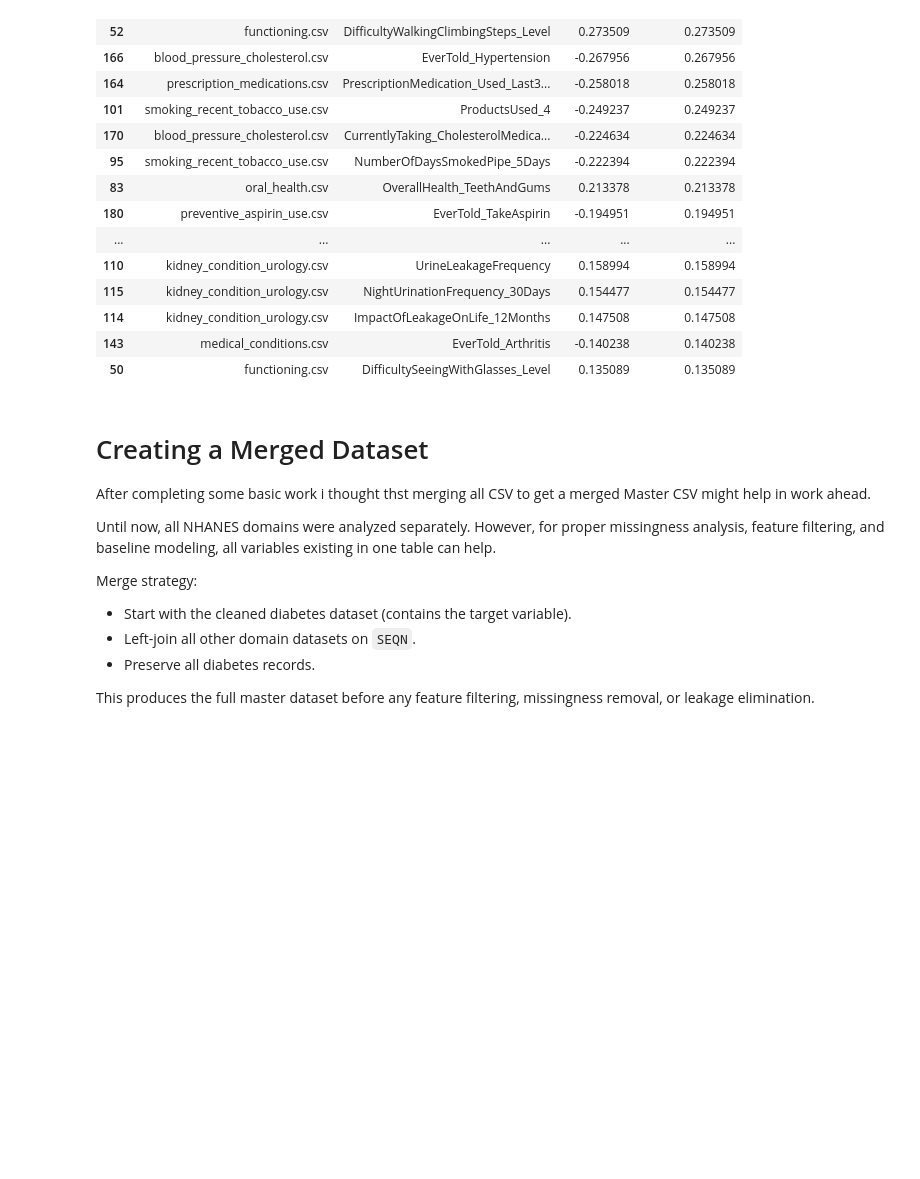
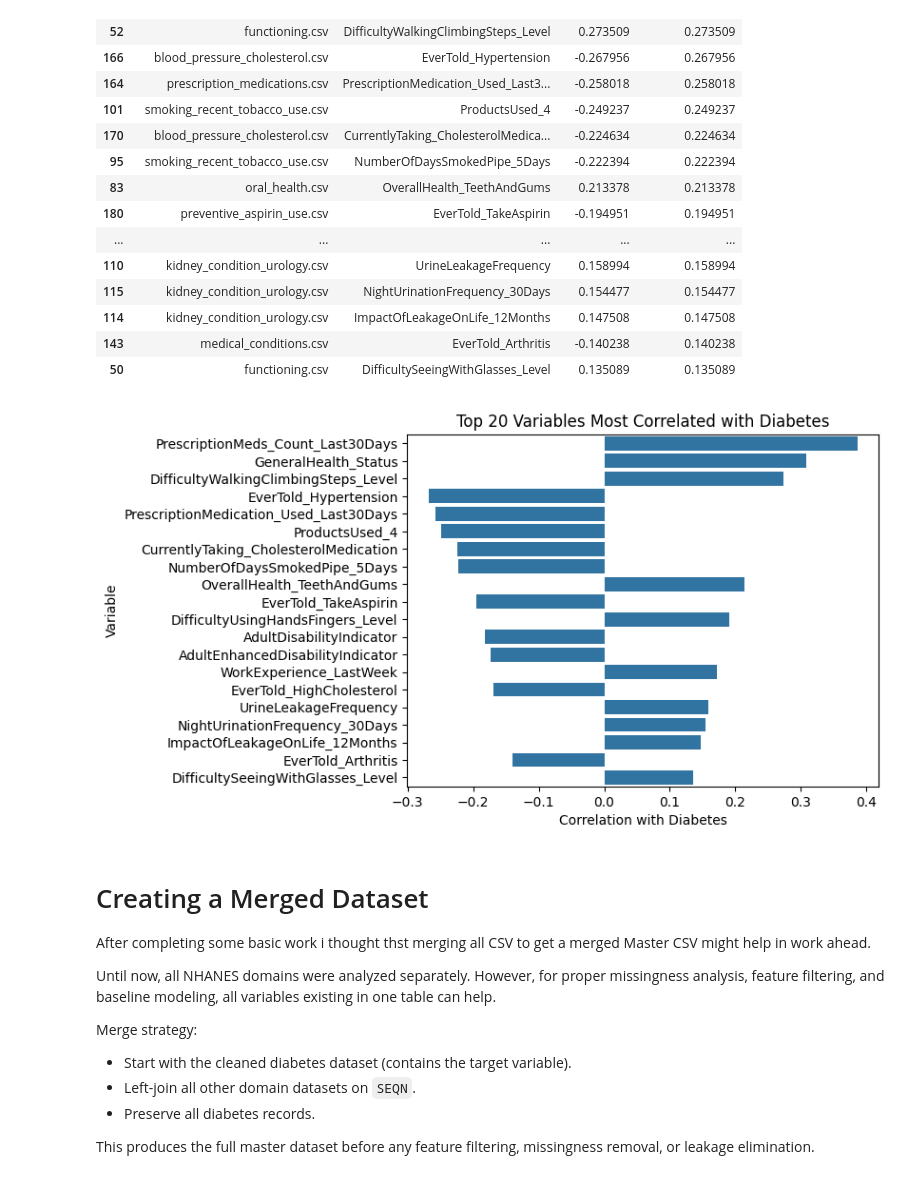
Before and after one commit to mankiratsaini2005/25ws-42.17, a Jupyter notebook: main.ipynb, the cells around one changed output. Saved outputs shown, nothing was run; the diff lists cells and outputs as text; code cells hidden in the pictures; blank space fills up the shorter version.

```diff
--- a/main.ipynb
+++ b/main.ipynb
@@ -207,6 +230,24 @@ corr_df.head(20)
 | 114 | kidney_condition_urology.csv | ImpactOfLeakageOnLife_12Months | 0.147508 | 0.147508 |
 | 143 | medical_conditions.csv | EverTold_Arthritis | -0.140238 | 0.140238 |
 | 50 | functioning.csv | DifficultySeeingWithGlasses_Level | 0.135089 | 0.135089 |
+# %%
+import matplotlib.pyplot as plt
+import seaborn as sns
+
+top_corr = corr_df.head(20)
+
+plt.figure()
+sns.barplot(
+    x="Correlation",
+    y="Variable",
+    data=top_corr
+)
+plt.title("Top 20 Variables Most Correlated with Diabetes")
+plt.xlabel("Correlation with Diabetes")
+plt.ylabel("Variable")
+plt.show()
+# %% [output]
+[figure, added]
 # %% [markdown]
 # Creating a Merged Dataset
 
```
Also changed, not shown: parts of 10 cells of this notebook.
